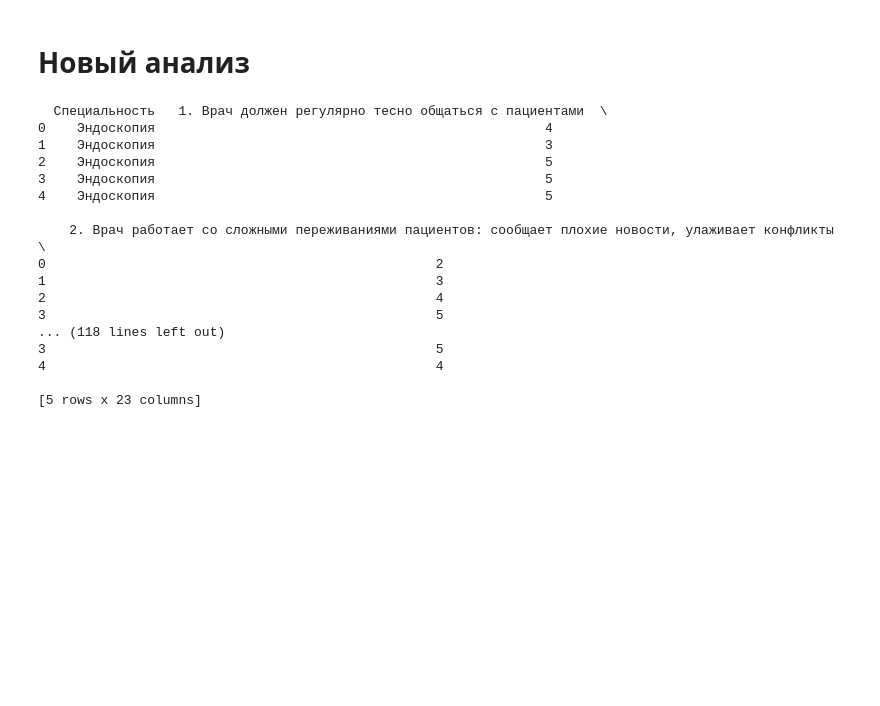
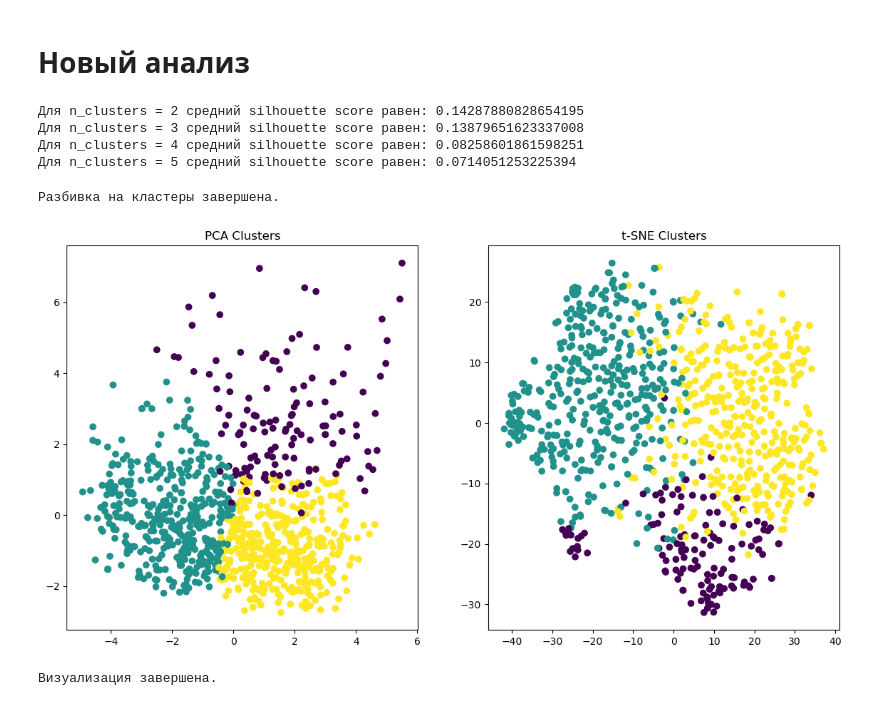
Before and after one commit to avrogachev/medstat, a Jupyter notebook: EDA2.ipynb, the cells around one changed output. Saved outputs shown, nothing was run; the diff lists cells and outputs as text; code cells hidden in the pictures; blank space fills up the shorter version.

Commit message:
add: t-sne and pca cluster analysis

```diff
--- a/EDA2.ipynb
+++ b/EDA2.ipynb
@@ -6,24 +6,57 @@ import pandas as pd
 # Загрузка данных
 data_path = './data/clean_data.csv'
 data = pd.read_csv(data_path)
-
-# Просмотр первых строк данных
-print(data.head())
-# %% [output]
-  Специальность   1. Врач должен регулярно тесно общаться с пациентами  \
-0    Эндоскопия                                                  4
-1    Эндоскопия                                                  3
-2    Эндоскопия                                                  5
-3    Эндоскопия                                                  5
-4    Эндоскопия                                                  5
-
-    2. Врач работает со сложными переживаниями пациентов: сообщает плохие новости, улаживает конфликты  \
-0                                                  2
-1                                                  3
-2                                                  4
-3                                                  5
-... (118 lines left out)
-3                                                  5
-4                                                  4
-
-[5 rows x 23 columns]
+# %%
+from sklearn.preprocessing import StandardScaler
+
+# Стандартизация данных для PCA и t-SNE
+features = data.iloc[:, 1:]  # Предполагая, что ответы на вопросы начинаются с 3 колонки
+# print(features.head())
+features_scaled = StandardScaler().fit_transform(features.fillna(0))
+# %%
+from sklearn.metrics import silhouette_score
+
+# Определение значений силуэта для разного числа кластеров
+for n_clusters in range(2, 6):
+    kmeans = KMeans(n_clusters=n_clusters, random_state=420, n_init='auto')
+    cluster_labels = kmeans.fit_predict(features_scaled)
+    silhouette_avg = silhouette_score(features_scaled, cluster_labels)
+    print(f"Для n_clusters = {n_clusters} средний silhouette score равен: {silhouette_avg}")
+# %% [output]
+Для n_clusters = 2 средний silhouette score равен: 0.14287880828654195
+Для n_clusters = 3 средний silhouette score равен: 0.13879651623337008
+Для n_clusters = 4 средний silhouette score равен: 0.08258601861598251
+Для n_clusters = 5 средний silhouette score равен: 0.0714051253225394
+# %%
+from sklearn.decomposition import PCA
+from sklearn.manifold import TSNE
+from sklearn.cluster import KMeans
+import matplotlib.pyplot as plt
+
+# Определение оптимального числа кластеров
+optimal_clusters = 2  # из предыдущего анализа
+kmeans = KMeans(n_clusters=optimal_clusters, random_state=42, n_init='auto')
+data['Cluster'] = kmeans.fit_predict(features_scaled)
+# %% [output]
+Разбивка на кластеры завершена.
+# %%
+# Применение PCA
+pca = PCA(n_components=2)
+principalComponents = pca.fit_transform(features_scaled)
+
+# Применение t-SNE
+tsne = TSNE(n_components=2, random_state=342)
+tsne_results = tsne.fit_transform(features_scaled)
+
+# Визуализация PCA и t-SNE
+plt.figure(figsize=(14, 7))
+plt.subplot(1, 2, 1)
+plt.scatter(principalComponents[:, 0], principalComponents[:, 1], c=data['Cluster'])
+plt.title('PCA кластеры')
+plt.subplot(1, 2, 2)
+plt.scatter(tsne_results[:, 0], tsne_results[:, 1], c=data['Cluster'])
+plt.title('t-SNE кластеры')
+plt.show()
+# %% [output]
+[figure, added]
+Визуализация завершена.
```
Also changed, not shown: parts of 1 cell of this notebook.
